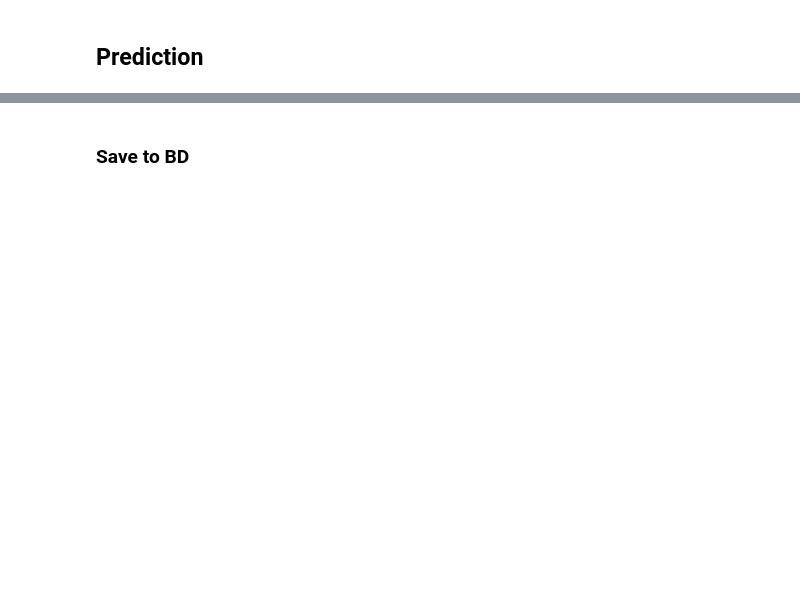
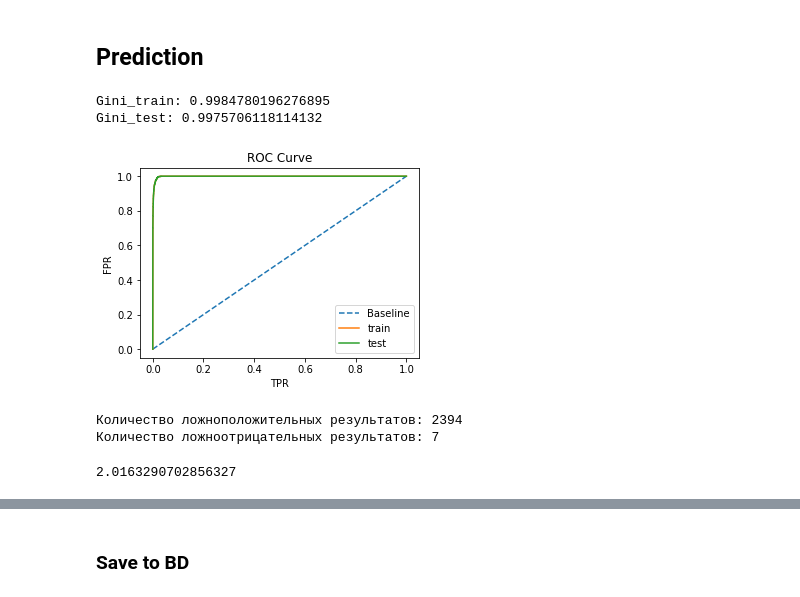
Before and after one commit to Natawren/DA_sber, a Jupyter notebook: final/Fraud.ipynb, the cells around one changed output, grey strips where cells are left out. Saved outputs shown, nothing was run; the diff lists cells and outputs as text; code cells hidden in the pictures; blank space fills up the shorter version.

```diff
--- a/final/Fraud.ipynb
+++ b/final/Fraud.ipynb
@@ -504,2 +506,60 @@ plt.show();
+# %%
+def make_roc_curve_plot(fpr_test, tpr_test, fpr_train, tpr_train):
+    plt.figure(figsize=(5, 3.5))
+    plt.plot([0, 1], label="Baseline", linestyle='--')
+    plt.plot(fpr_test, tpr_test, label='train')
+    plt.plot(fpr_train, tpr_train, label='test')
+    plt.title('ROC Curve')
+    plt.xlabel('TPR')
+    plt.ylabel('FPR')
+    plt.legend(loc = 4)
+    plt.show();
+
+def make_prediction(df, random_state = 777):
+    df_train, df_test = train_test_split(df, test_size=0.2, random_state=random_state)
+    task = Task(name='binary' ) # здесь задается тип решаемой задачи
+    roles = {'target': 'fraud'} # здесь задается название целевого признака
+    automl = TabularAutoML(task=task, timeout=3600, memory_limit=10) # здесь создаем объект черной коробки LightAutoML
+    oof_pred = automl.fit_predict(df_train, roles=roles)
+
+    y_train = df_train['fraud']
+    y_test = df_test['fraud']
+    df_test_test = df_test.drop('fraud',axis=1)
+    df_train = df_train.drop('fraud',axis=1)
+
+    y_train_score = automl.predict(df_train).data
+    y_test_score = automl.predict(df_test_test).data
+    print('Gini_train:', 2*roc_auc_score(y_train, y_train_score)-1)
+    print('Gini_test:', 2*roc_auc_score(y_test, y_test_score)-1)
+
+    fpr_test, tpr_test, thresholds_test = roc_curve(y_test, y_test_score)
+    optimal_idx = np.argmax(tpr_test - fpr_test)
+    optimal_threshold = thresholds_test[optimal_idx]
+    print('optimal_threshold: ', optimal_threshold)
+    fraud_basic = np.where(y_test_score>optimal_threshold, 1,0)
+    df_test['fraud_basic'] = fraud_basic
+
+    fpr_train, tpr_train, thresholds_train = roc_curve(y_test, y_test_score)
+    make_roc_curve_plot(fpr_test, tpr_test, fpr_train, tpr_train)
+
+    return df_test
+# %%
+df_test =  make_prediction(df, random_state = 777)
+# %% [output]
+Gini_train: 0.9984780196276895
+Gini_test: 0.9975706118114132
+[figure, added]
+# %%
+print("Количество ложноположительных результатов: ", end = '')
+print(len(df_test[(df_test.fraud_basic == 1) & (df_test.fraud == 0)]))
+print("Количество ложноотрицательных результатов: ", end = '')
+print(len(df_test[(df_test.fraud_basic == 0) & (df_test.fraud == 1)]))
+# %% [output]
+Количество ложноположительных результатов: 2394
+Количество ложноотрицательных результатов: 7
+# %%
+len(df_test[(df_test.fraud_basic == 1) & (df_test.fraud == 0)])/len(df_test)*100
+# %% [output]
+2.0163290702856327
 # %%
 automl.get_feature_scores()
```
Also changed, not shown: parts of 35 cells of this notebook, 1 other file.
